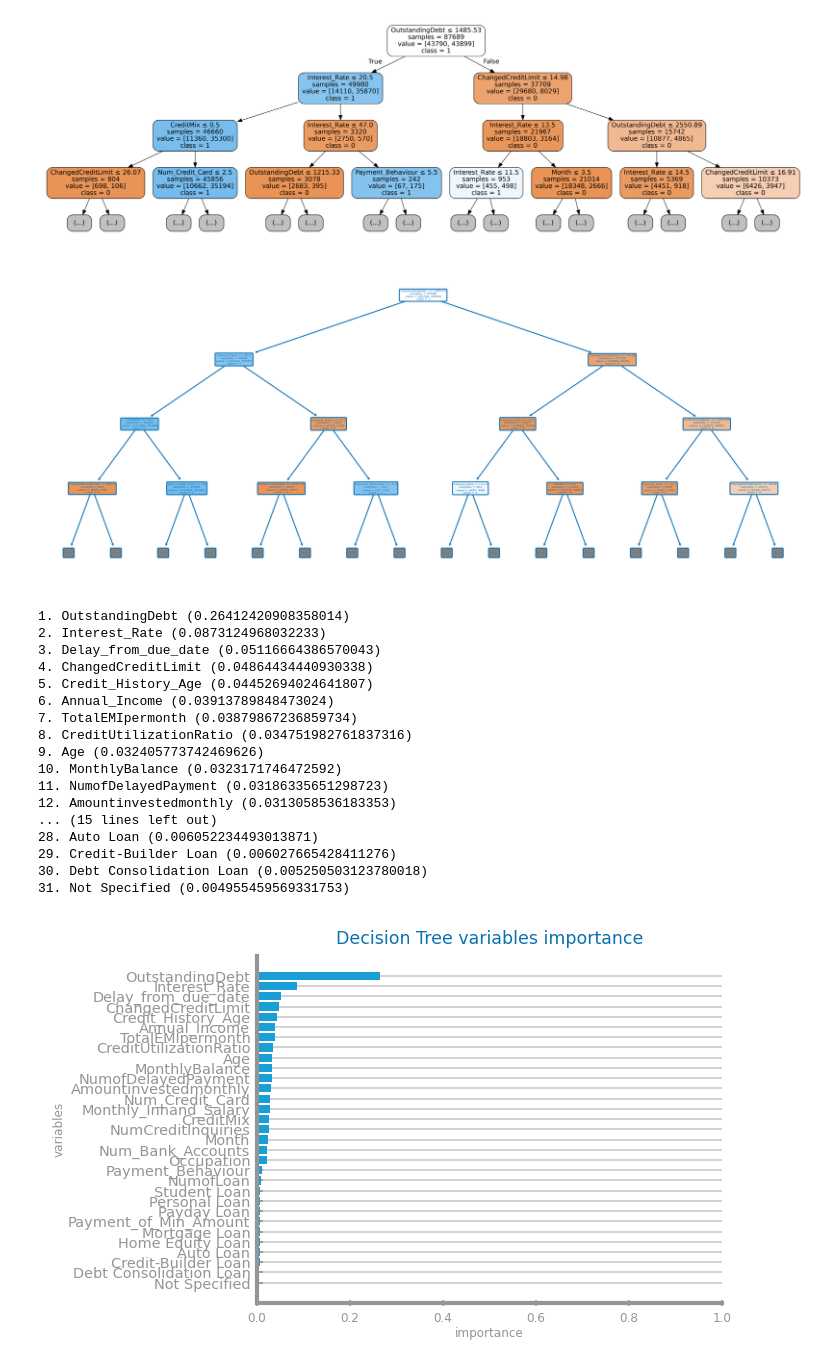
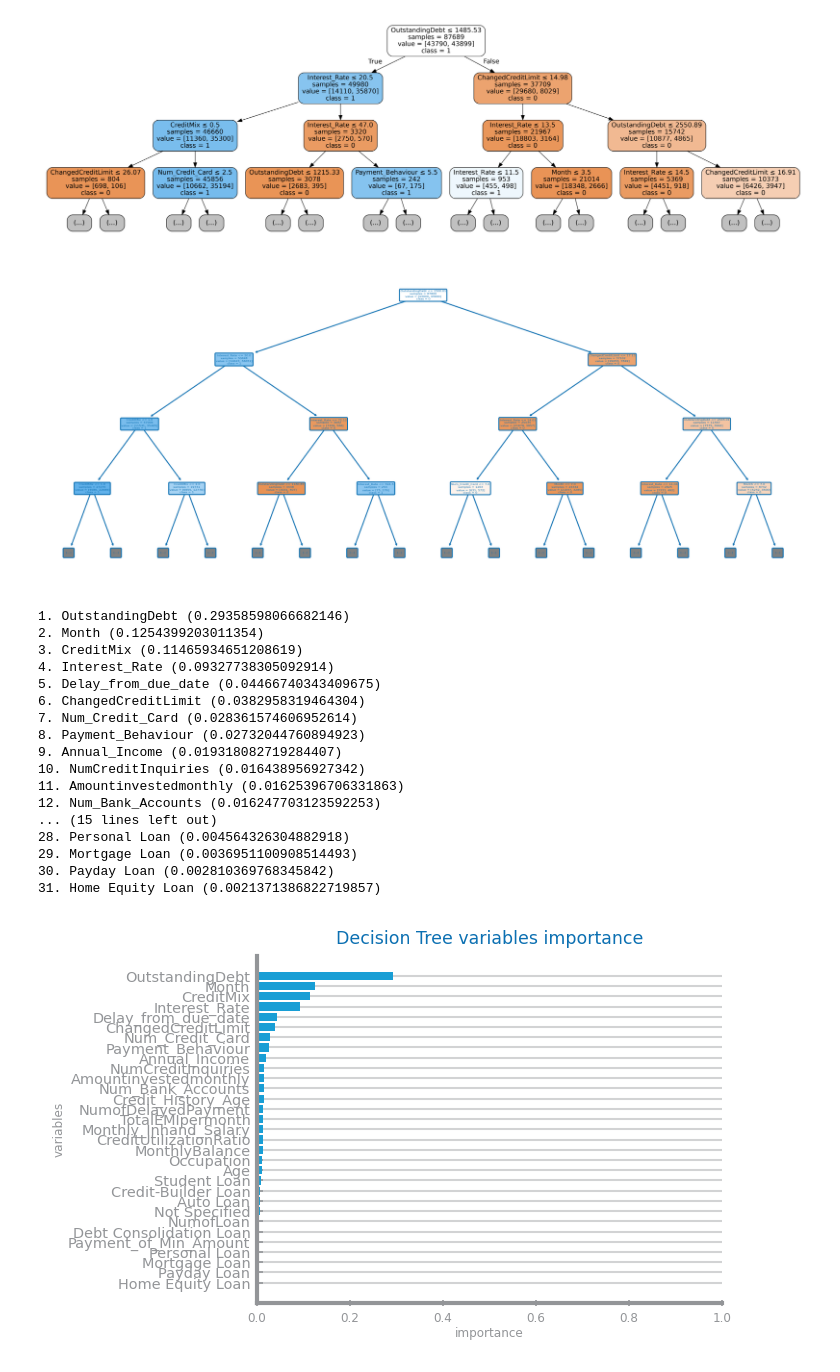
Before and after one commit to raquelfmcardoso/datascience-2023-2024-project, a Jupyter notebook: classification/credit_dataclassification.ipynb, the cells around one changed output. Drawn from its saved outputs; the diff is of its cells as text; code cells hidden in the pictures.

```diff
--- a/classification/credit_dataclassification.ipynb
+++ b/classification/credit_dataclassification.ipynb
@@ -5,10 +5,16 @@ from matplotlib.pyplot import figure, show, savefig
 from sklearn.model_selection import train_test_split
 from sklearn.naive_bayes import GaussianNB, MultinomialNB, BernoulliNB
 
-from dslab_functions import get_variable_types, run_NB, run_KNN, CLASS_EVAL_METRICS, DELTA_IMPROVE, plot_multibar_chart, plot_bar_chart, plot_evaluation_results, plot_multiline_chart
+from dslab_functions import read_train_test_from_files, get_variable_types, run_NB, run_KNN, CLASS_EVAL_METRICS, DELTA_IMPROVE, plot_multibar_chart, plot_bar_chart, plot_evaluation_results, plot_multiline_chart
 
-filename = "data/class_credit_score/data_preparation/balancing/oversampling.csv"
+train_filename = "data/class_credit_score/data_preparation/balancing/smote.csv"
+test_filename = "data/class_credit_score/data_preparation/balancing/balancing_test.csv"
 file_tag = "class_credit_score"
-data : DataFrame = read_csv(filename)
-data.head()
+target = "Credit_Score"
+
+trnX, tstX, trnY, tstY, labels, vars = read_train_test_from_files(
+    train_filename, test_filename, target
+)
+print(f"Train#={len(trnX)} Test#={len(tstX)}")
+print(f"Labels={labels}")
 # %% [output]
@@ -275,7 +275,7 @@ figure(figsize=(14, 6))
 plot_tree(
     best_model,
     max_depth=max_depth2show,
-    feature_names=cols,
+    feature_names=vars,
     class_names=st_labels,
     filled=True,
     rounded=True,
@@ -284,49 +284,49 @@ plot_tree(
 )
 savefig(f'images/{file_tag}/data_classification/decision_trees/{tree_filename}.png')
 # %% [output]
-[figure, old version]
+[figure, new version]
 # %%
 from numpy import argsort
 from dslab_functions import plot_horizontal_bar_chart
 
 importances = best_model.feature_importances_
 indices: list[int] = argsort(importances)[::-1]
 elems: list[str] = []
 imp_values: list[float] = []
-for f in range(len(cols)):
-    elems += [cols[indices[f]]]
+for f in range(len(vars)):
+    elems += [vars[indices[f]]]
     imp_values += [importances[indices[f]]]
     print(f"{f+1}. {elems[f]} ({importances[indices[f]]})")
 
 figure()
 plot_horizontal_bar_chart(
     elems,
     imp_values,
     title="Decision Tree variables importance",
     xlabel="importance",
     ylabel="variables",
     percentage=True,
 )
 savefig(f"images/{file_tag}/data_classification/decision_trees/{eval_metric}_vars_ranking.png")
 # %% [output]
-1. OutstandingDebt (0.26412420908358014)
-2. Interest_Rate (0.0873124968032233)
-3. Delay_from_due_date (0.05116664386570043)
-4. ChangedCreditLimit (0.04864434440930338)
-5. Credit_History_Age (0.04452694024641807)
-6. Annual_Income (0.03913789848473024)
-7. TotalEMIpermonth (0.03879867236859734)
-8. CreditUtilizationRatio (0.034751982761837316)
-9. Age (0.032405773742469626)
-10. MonthlyBalance (0.0323171746472592)
-11. NumofDelayedPayment (0.03186335651298723)
-12. Amountinvestedmonthly (0.0313058536183353)
+1. OutstandingDebt (0.29358598066682146)
+2. Month (0.1254399203011354)
+3. CreditMix (0.11465934651208619)
+4. Interest_Rate (0.09327738305092914)
+5. Delay_from_due_date (0.04466740343409675)
+6. ChangedCreditLimit (0.0382958319464304)
+7. Num_Credit_Card (0.028361574606952614)
+8. Payment_Behaviour (0.02732044760894923)
+9. Annual_Income (0.019318082719284407)
+10. NumCreditInquiries (0.016438956927342)
+11. Amountinvestedmonthly (0.01625396706331863)
+12. Num_Bank_Accounts (0.016247703123592253)
 ... (15 lines left out)
-28. Auto Loan (0.006052234493013871)
-29. Credit-Builder Loan (0.006027665428411276)
-30. Debt Consolidation Loan (0.005250503123780018)
-31. Not Specified (0.004955459569331753)
+28. Personal Loan (0.004564326304882918)
+29. Mortgage Loan (0.0036951100908514493)
+30. Payday Loan (0.002810369768345842)
+31. Home Equity Loan (0.0021371386822719857)
-[figure, old version]
+[figure, new version]
 # %%
 crit: Literal["entropy", "gini"] = params["params"][0]
 d_max = 25
```
Also changed, not shown: parts of 13 cells of this notebook, 52 other files.
